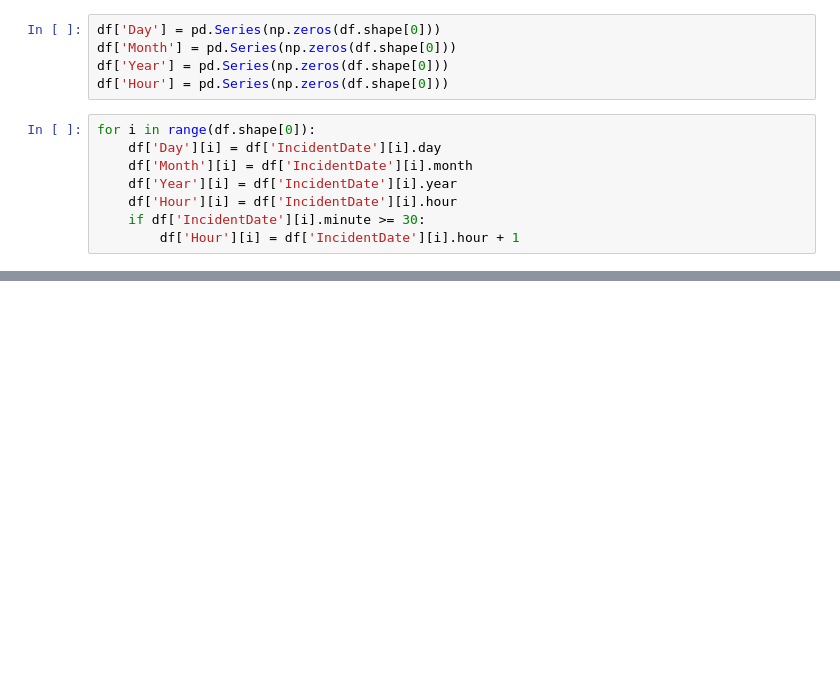
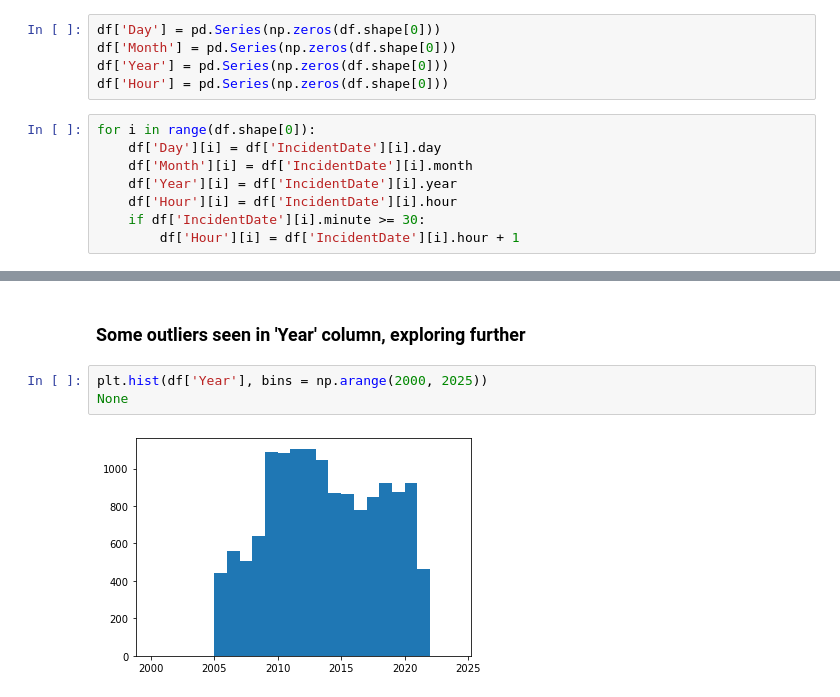
Before and after one commit to AGoyal0512/CS298, a Jupyter notebook: PoliceCleaning.ipynb, the cells around one changed output, grey strips where cells are left out. Cells and saved outputs as stored; diff of their text form; blank space fills up the shorter version.

```diff
--- a/PoliceCleaning.ipynb
+++ b/PoliceCleaning.ipynb
@@ -155,0 +181,7 @@ df
+# %% [markdown]
+### Some outliers seen in 'Year' column, exploring further
+# %%
+plt.hist(df['Year'], bins = np.arange(2000, 2025))
+None
+# %% [output]
+[figure, added]
```
Also changed, not shown: parts of 45 cells of this notebook.
